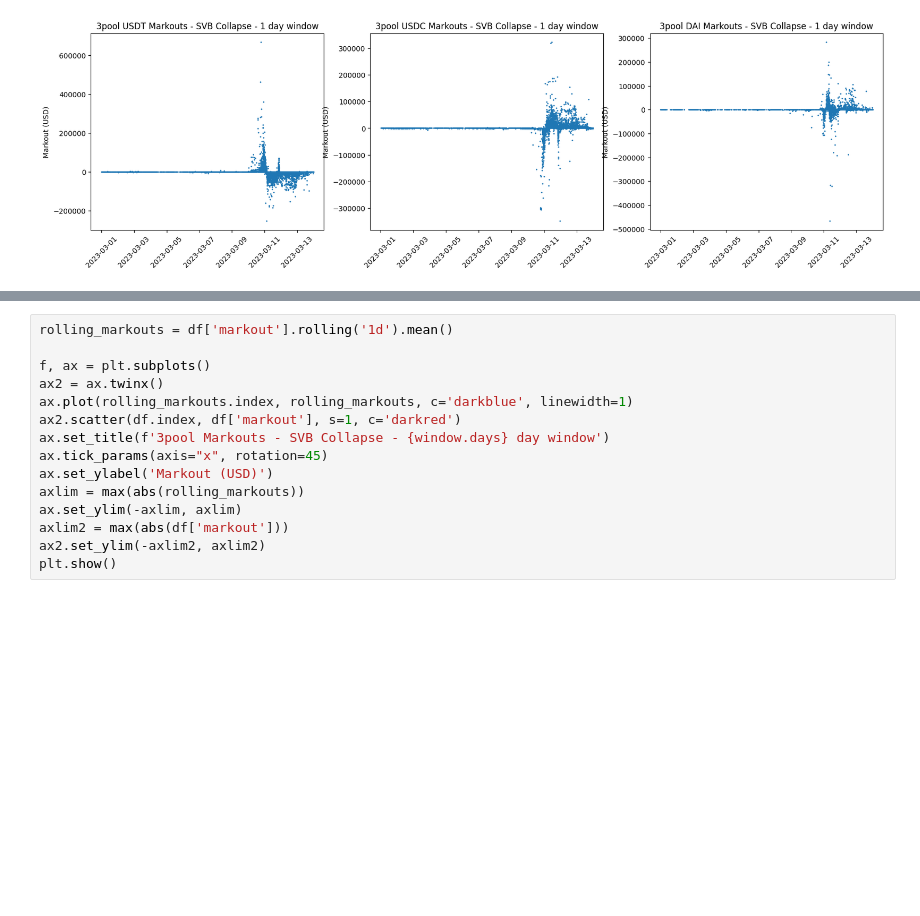
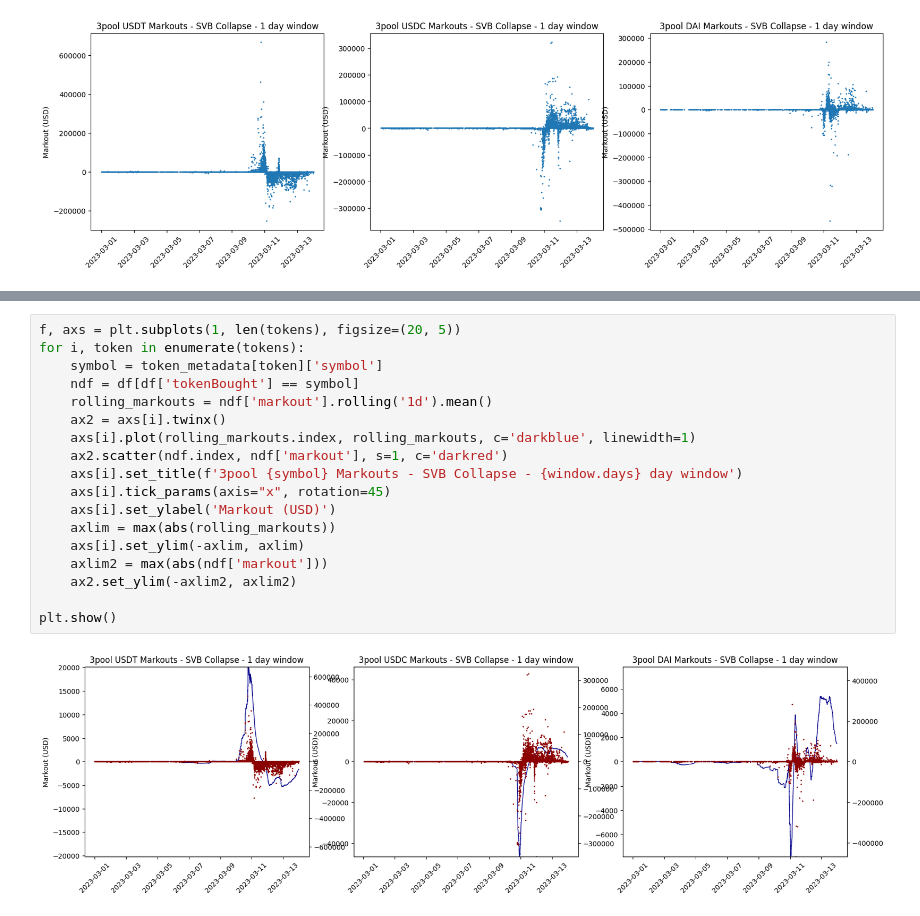
Before and after one commit to xenophonlabs/curve-lp-metrics, a Jupyter notebook: markouts.ipynb, the cells around one changed output, grey strips where cells are left out. Cells and saved outputs as stored; diff of their text form; blank space fills up the shorter version.

```diff
--- a/markouts.ipynb
+++ b/markouts.ipynb
@@ -137,15 +139,20 @@ plt.show()
 # %%
-rolling_markouts = df['markout'].rolling('1d').mean()
+f, axs = plt.subplots(1, len(tokens), figsize=(20, 5))
+for i, token in enumerate(tokens):
+    symbol = token_metadata[token]['symbol']
+    ndf = df[df['tokenBought'] == symbol]
+    rolling_markouts = ndf['markout'].rolling('1d').mean()
+    ax2 = axs[i].twinx()
+    axs[i].plot(rolling_markouts.index, rolling_markouts, c='darkblue', linewidth=1)
+    ax2.scatter(ndf.index, ndf['markout'], s=1, c='darkred')
+    axs[i].set_title(f'3pool {symbol} Markouts - SVB Collapse - {window.days} day window')
+    axs[i].tick_params(axis="x", rotation=45)
+    axs[i].set_ylabel('Markout (USD)')
+    axlim = max(abs(rolling_markouts))
+    axs[i].set_ylim(-axlim, axlim)
+    axlim2 = max(abs(ndf['markout']))
+    ax2.set_ylim(-axlim2, axlim2)
 
-f, ax = plt.subplots()
-ax2 = ax.twinx()
-ax.plot(rolling_markouts.index, rolling_markouts, c='darkblue', linewidth=1)
-ax2.scatter(df.index, df['markout'], s=1, c='darkred')
-ax.set_title(f'3pool Markouts - SVB Collapse - {window.days} day window')
-ax.tick_params(axis="x", rotation=45)
-ax.set_ylabel('Markout (USD)')
-axlim = max(abs(rolling_markouts))
-ax.set_ylim(-axlim, axlim)
-axlim2 = max(abs(df['markout']))
-ax2.set_ylim(-axlim2, axlim2)
 plt.show()
+# %% [output]
+[figure, added]
```
Also changed, not shown: parts of 1 cell of this notebook.
